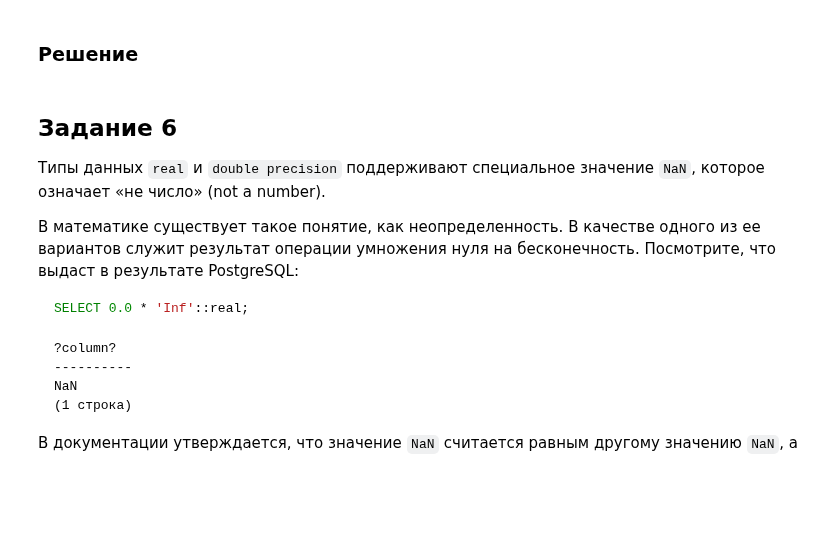
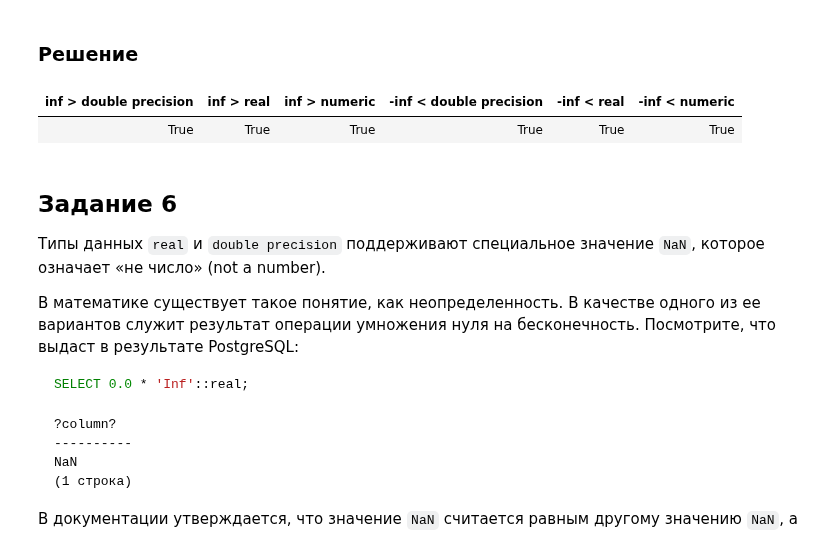
Before and after one commit to vowatchka/postgres_basic, a Jupyter notebook: practices/4_postgres_datatypes/sqlalchemy_2x_style.ipynb, the cells around one changed output. Cells and saved outputs as stored; diff of their text form; code cells hidden in the pictures; blank space fills up the shorter version.

```diff
--- a/practices/4_postgres_datatypes/sqlalchemy_2x_style.ipynb
+++ b/practices/4_postgres_datatypes/sqlalchemy_2x_style.ipynb
@@ -261,14 +268,20 @@ t
 # %% [markdown]
 ### Решение
 # %%
-%%sql
-SELECT
-    'inf'::double precision > 1e+308::double precision as "inf > double precision",
-    'inf'::real > 1e+38::real as "inf > real",
-    'inf'::numeric > 1+308::numeric as "inf > numeric",
-    '-inf'::double precision < 1e-323::double precision as "-inf < double precision",
-    '-inf'::real < 1e-45::real as "-inf < real",
-    '-inf'::numeric < 1e-323::numeric as "-inf < numeric"
+with Session() as session:
+    stmt = select(
+        (cast("inf", Float) > cast("1e+308", Float)).label("inf > double precision"),
+        (cast("inf", Float) > cast("1e+38", Float(precision=20))).label("inf > real"),
+        (cast("inf", Float) > cast("1e+308", Numeric)).label("inf > numeric"),
+        (cast("-inf", Float) < cast("1e-323", Float)).label("-inf < double precision"),
+        (cast("-inf", Float) < cast("1e-45", Float(precision=20))).label("-inf < real"),
+        (cast("-inf", Float) < cast("1e-323", Numeric)).label("-inf < numeric"),
+    )
+
+    sqlalchemy_table(session.execute(stmt))
+# %% [output]
+| inf > double precision | inf > real | inf > numeric | -inf < double precision | -inf < real | -inf < numeric |
+| True | True | True | True | True | True |
 # %% [markdown]
 ## Задание 6
 
```
Also changed, not shown: parts of 4 cells of this notebook, 1 other file.
